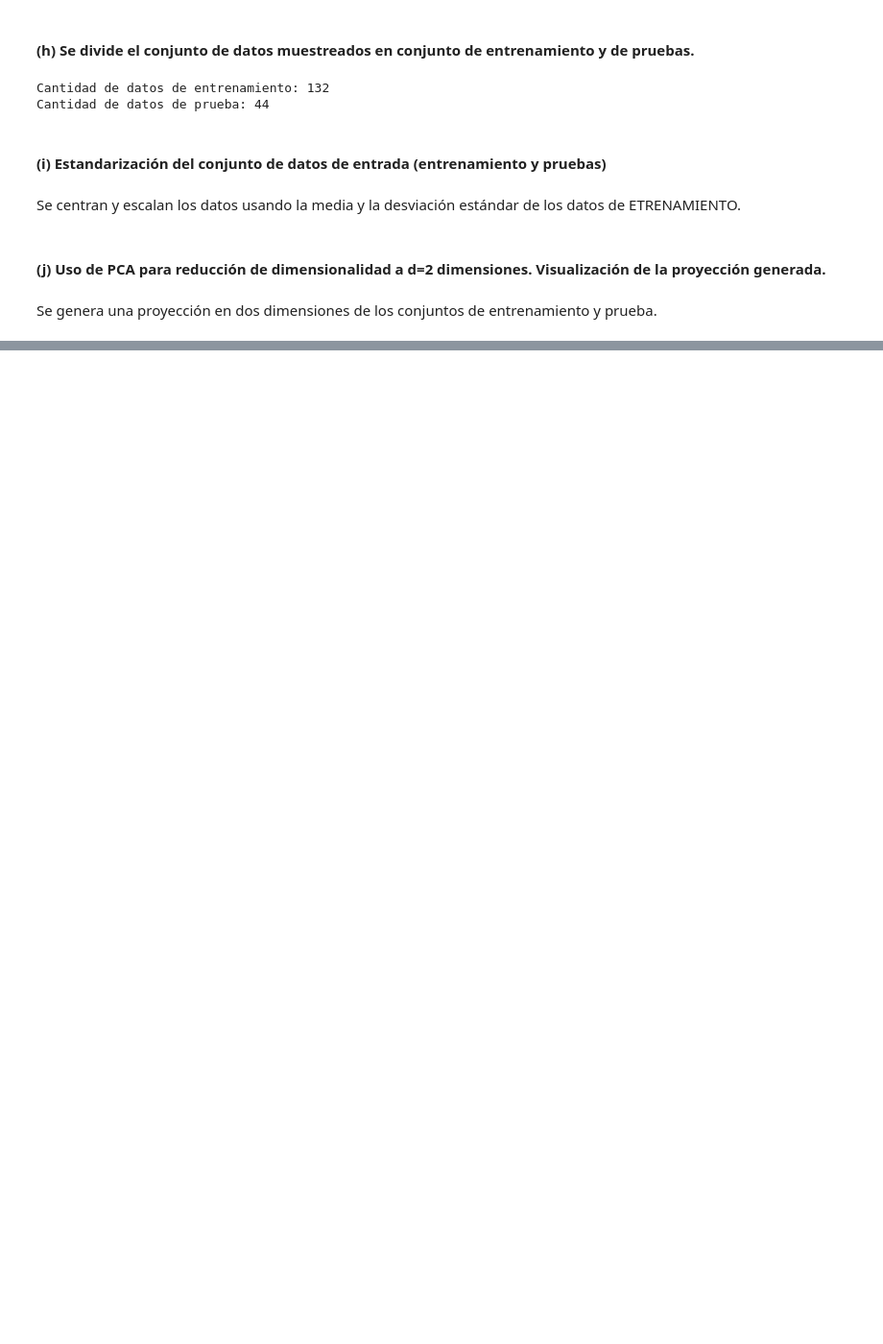
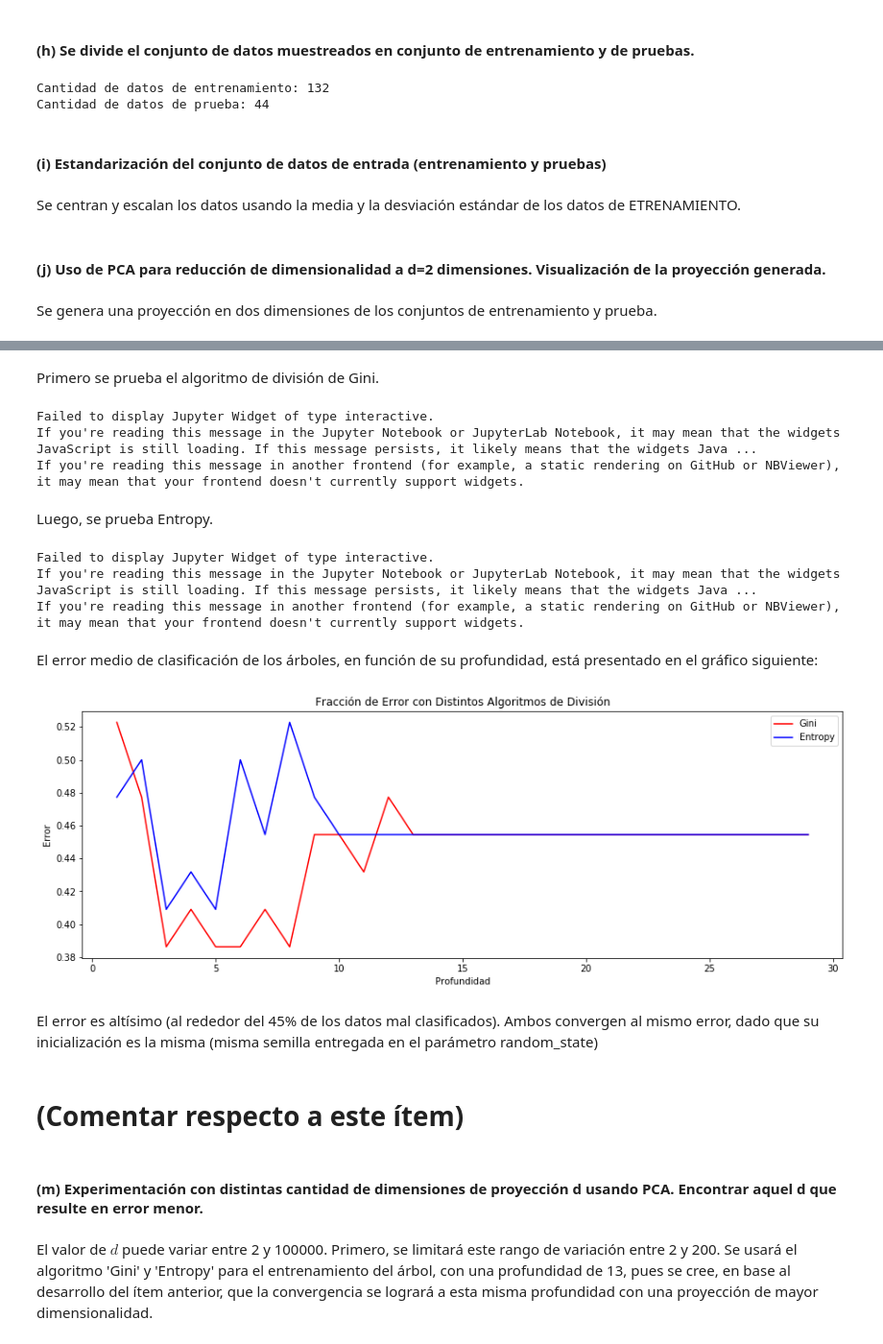
Before and after one commit to Buguemar/Tarea2ML, a Jupyter notebook: Pregunta 2.ipynb, the cells around one changed output, grey strips where cells are left out. Shown: that part at 96% size. Cells and saved outputs as stored; diff of their text form; code cells hidden in the pictures; blank space fills up the shorter version.

```diff
--- a/Pregunta 2.ipynb
+++ b/Pregunta 2.ipynb
@@ -324,0 +376,66 @@ def train_model(param):
+# %% [markdown]
+Primero se prueba el algoritmo de división de Gini.
+# %%
+from sklearn.tree import DecisionTreeClassifier as Tree
+
+depths = range(1,30)
+
+def train_modelT_gini(param):
+    model = Tree() #edit the train_model function
+    model.set_params(max_depth=param,criterion='gini',splitter='best', random_state=1)
+    model.fit(X_pca_train,y_train)
+    return model
+
+def visualize_border_interactiveT_gini(param):
+    model = train_modelT_gini(param)
+    print ("Error: ", round(1.0-model.score(X_pca_test, y_test), 3))
+    visualize_border(model,X_pca_test,y_test)
+
+interactive(visualize_border_interactiveT_gini,param=depths)
+# %% [output]
+Failed to display Jupyter Widget of type interactive.
+If you're reading this message in the Jupyter Notebook or JupyterLab Notebook, it may mean that the widgets JavaScript is still loading. If this message persists, it likely means that the widgets Java ...
+If you're reading this message in another frontend (for example, a static rendering on GitHub or NBViewer), it may mean that your frontend doesn't currently support widgets.
+# %% [markdown]
+Luego, se prueba Entropy.
+# %%
+def train_modelT_entropy(param):
+    model = Tree() #edit the train_model function
+    model.set_params(max_depth=param,criterion='entropy',splitter='best', random_state=1)
+    model.fit(X_pca_train,y_train)
+    return model
+
+def visualize_border_interactiveT_entropy(param):
+    model = train_modelT_entropy(param)
+    print ("Error: ", round(1.0-model.score(X_pca_test, y_test), 3))
+    visualize_border(model,X_pca_test,y_test)
+
+interactive(visualize_border_interactiveT_entropy,param=depths)
+# %% [output]
+Failed to display Jupyter Widget of type interactive.
+If you're reading this message in the Jupyter Notebook or JupyterLab Notebook, it may mean that the widgets JavaScript is still loading. If this message persists, it likely means that the widgets Java ...
+If you're reading this message in another frontend (for example, a static rendering on GitHub or NBViewer), it may mean that your frontend doesn't currently support widgets.
+# %% [markdown]
+El error medio de clasificación de los árboles, en función de su profundidad, está presentado en el gráfico siguiente:
+# %%
+errores_gini = [1.0-train_modelT_gini(profundidad).score(X_pca_test,y_test) for profundidad in depths]
+errores_entropy = [1.0-train_modelT_entropy(profundidad).score(X_pca_test,y_test) for profundidad in depths]
+
+plt.figure(figsize=(15,5))
+plt.plot(depths, errores_gini, c='r', label='Gini')
+plt.plot(depths, errores_entropy, c='b', label='Entropy')
+plt.xlabel('Profundidad')
+plt.ylabel('Error')
+plt.legend(loc='upper right')
+plt.title('Fracción de Error con Distintos Algoritmos de División')
+plt.show()
+# %% [output]
+[figure, added]
+# %% [markdown]
+El error es altísimo (al rededor del 45% de los datos mal clasificados). Ambos convergen al mismo error, dado que su inicialización es la misma (misma semilla entregada en el parámetro random_state)
+# %% [markdown]
+# (Comentar respecto a este ítem)
+# %% [markdown]
+#### (m) Experimentación con distintas cantidad de dimensiones de proyección d usando PCA. Encontrar aquel d que resulte en error menor.
+# %% [markdown]
+El valor de $d$ puede variar entre 2 y 100000. Primero, se limitará este rango de variación entre 2 y 200. Se usará el algoritmo 'Gini' y 'Entropy' para el entrenamiento del árbol, con una profundidad de 13, pues se cree, en base al desarrollo del ítem anterior, que la convergencia se logrará a esta misma profundidad con una proyección de mayor dimensionalidad.
```
Also changed, not shown: parts of 56 cells of this notebook.
